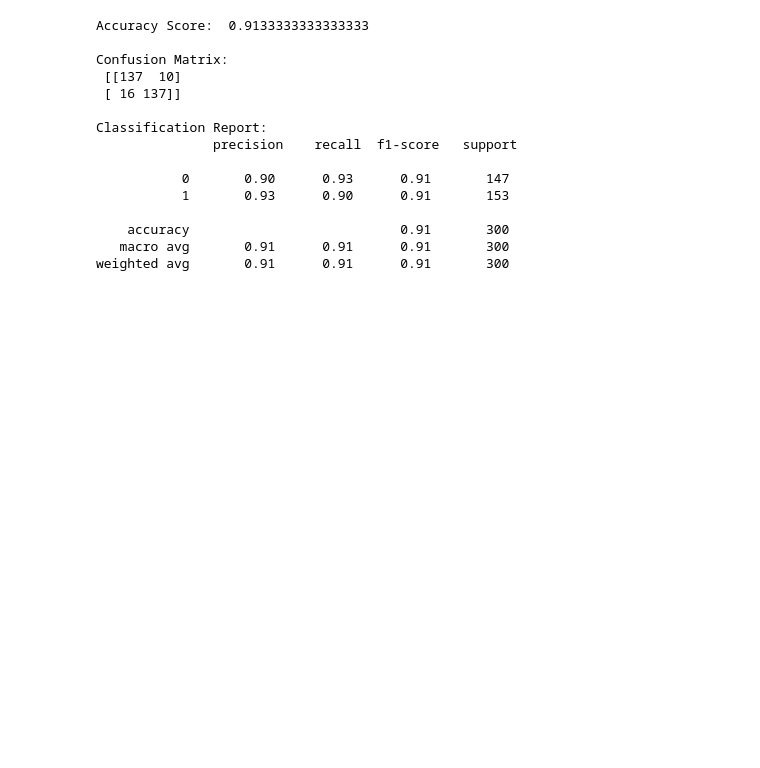
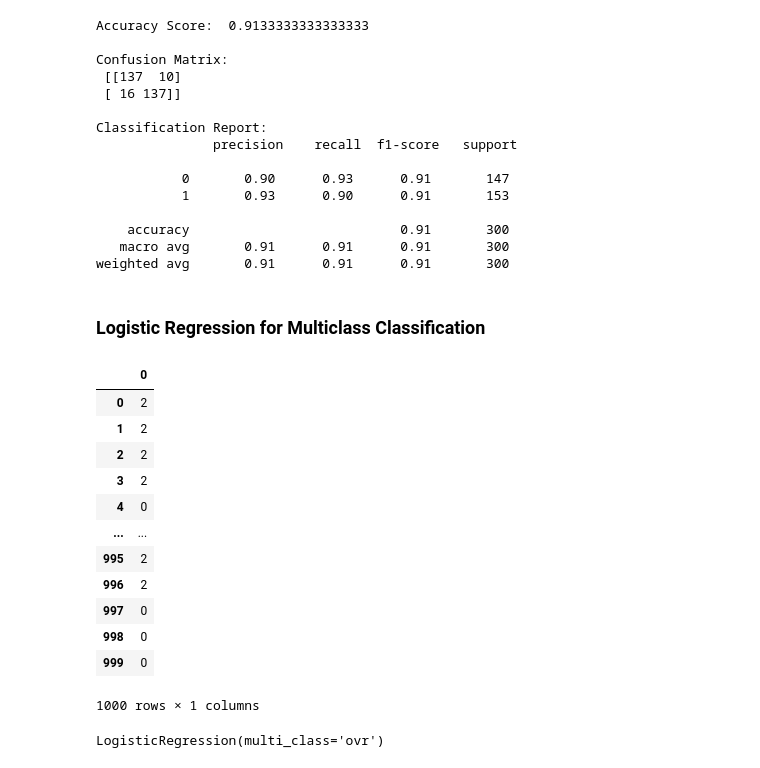
Before and after one commit to saadsohail05/Hands-On-Machine-Learning, a Jupyter notebook: Logistic Regression/lr.ipynb, the cells around one changed output. Saved outputs shown, nothing was run; the diff lists cells and outputs as text; code cells hidden in the pictures; blank space fills up the shorter version.

```diff
--- a/Logistic Regression/lr.ipynb
+++ b/Logistic Regression/lr.ipynb
@@ -231,3 +231,23 @@ Classification Report:
     accuracy                           0.91       300
    macro avg       0.91      0.91      0.91       300
 weighted avg       0.91      0.91      0.91       300
+# %% [markdown]
+### Logistic Regression for Multiclass Classification
+# %%
+X,y=make_classification(n_samples=1000, n_features=10, n_classes=3, random_state=5,n_informative=3)
+# %%
+pd.DataFrame(y)
+# %% [output]
+|  | 0 |
+| 0 | 2 |
+| 1 | 2 |
+| 2 | 2 |
+| 3 | 2 |
+| 4 | 0 |
+| ... | ... |
+| 995 | 2 |
+| 996 | 2 |
+| 997 | 0 |
+| 998 | 0 |
+| 999 | 0 |
+1000 rows × 1 columns
@@ -233,0 +257,5 @@ weighted avg       0.91      0.91      0.91       300
+# %%
+model=LogisticRegression(multi_class="ovr")
+model.fit(X_train, y_train)
+# %% [output]
+LogisticRegression(multi_class='ovr')
```
Also changed, not shown: parts of 6 cells of this notebook.
